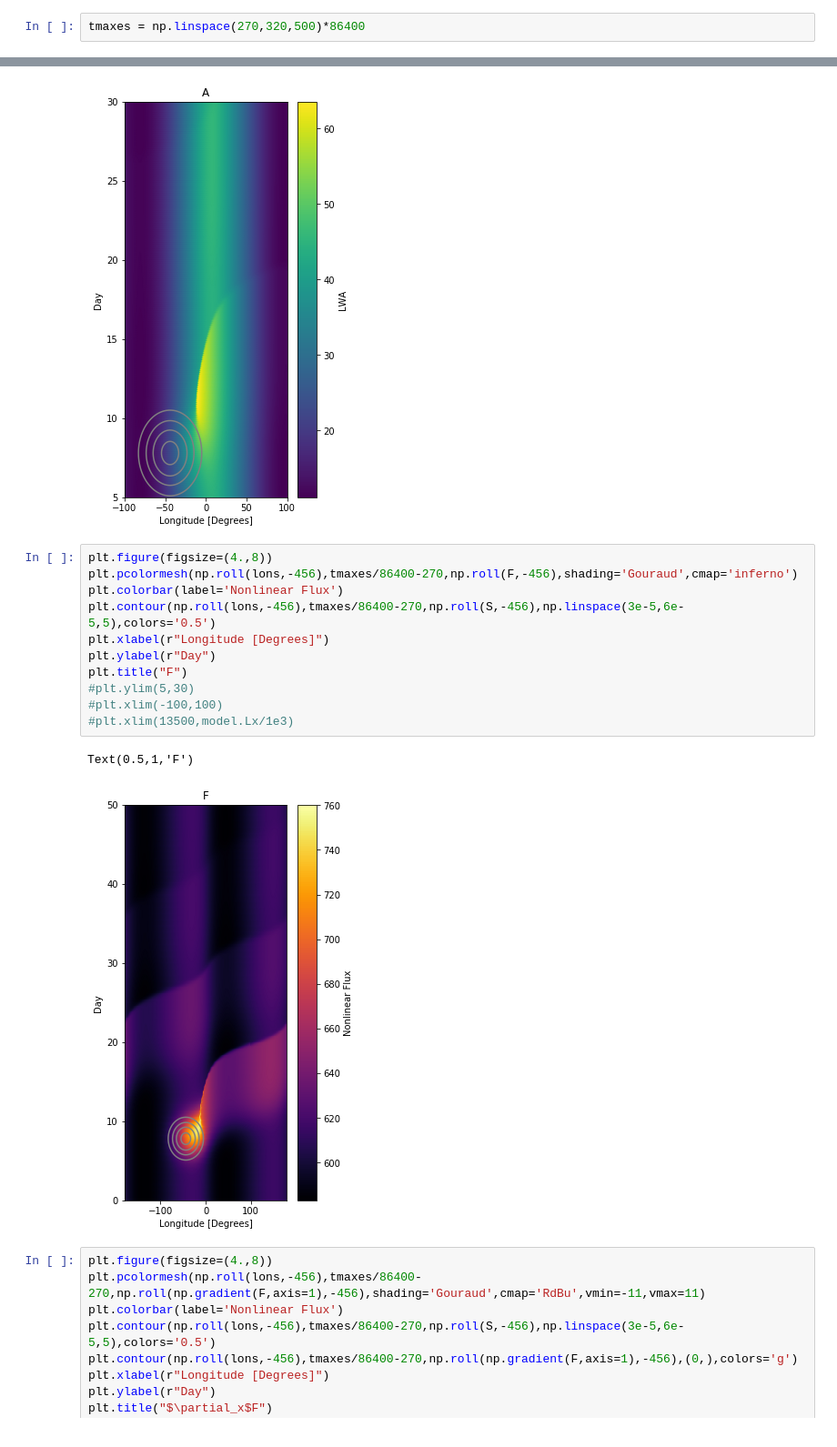
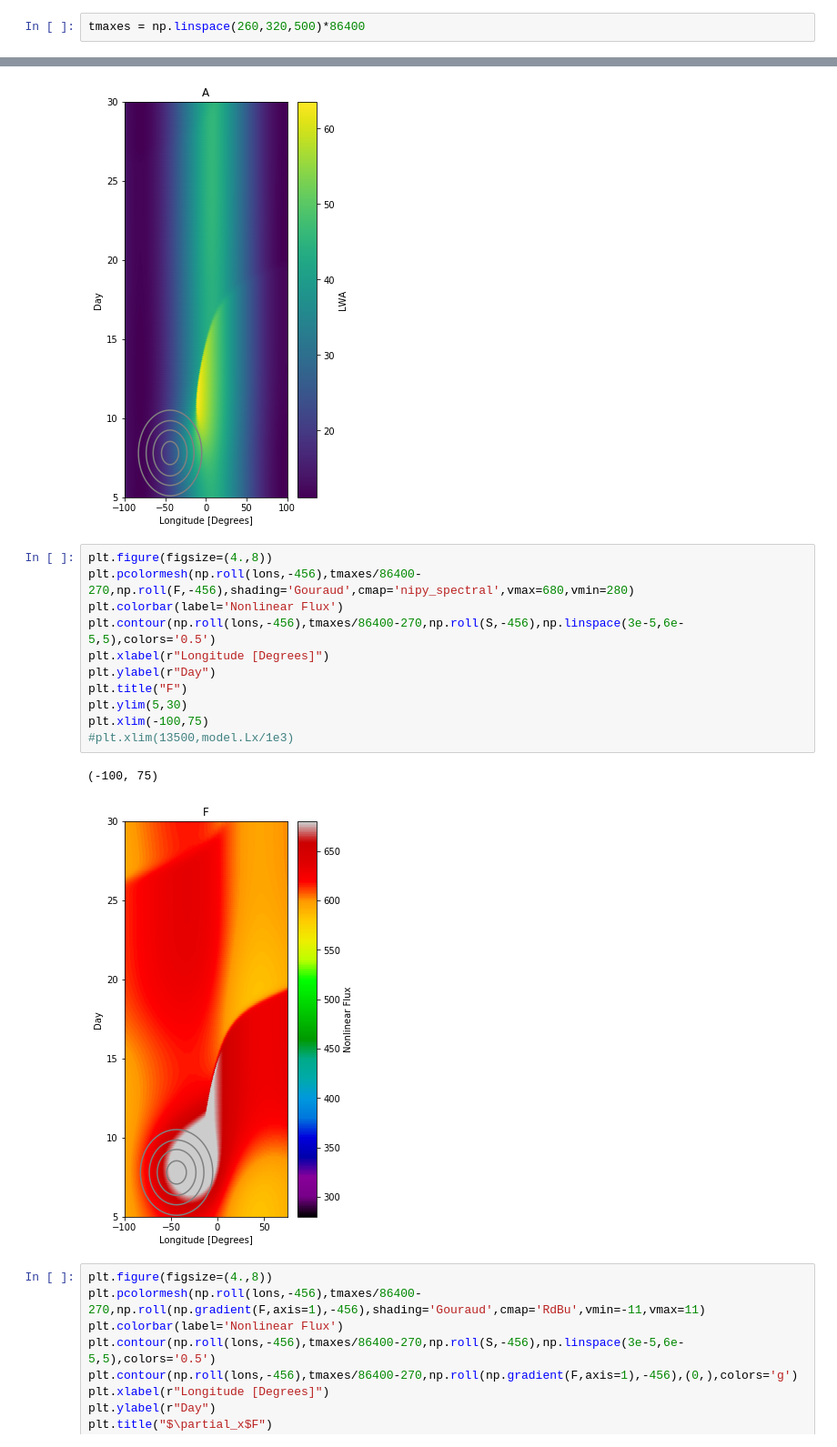
Before and after one commit to sjsmith757/rossby-blocking, a Jupyter notebook: runblocking.ipynb, the cells around one changed output, grey strips where cells are left out. Shown at 91% size. Saved outputs shown, nothing was run; the diff lists cells and outputs as text.

```diff
--- a/runblocking.ipynb
+++ b/runblocking.ipynb
@@ -41,7 +41,7 @@ model = AtmosphericBlocking.Model(nx=2048,Lx = 28000e3,dt=.001*86400,alpha=alpha
                                         sfunc=gaussforce,cfunc=noboru_cx,
                                         forcingpeak=2,injection=True)
 # %%
-tmaxes = np.linspace(270,320,500)*86400
+tmaxes = np.linspace(260,320,500)*86400
 # %%
 A = 0
 S = 0
@@ -116,18 +116,18 @@ plt.xlim(-100,100)
 [figure]
 # %%
 plt.figure(figsize=(4.,8))
-plt.pcolormesh(np.roll(lons,-456),tmaxes/86400-270,np.roll(F,-456),shading='Gouraud',cmap='inferno')
+plt.pcolormesh(np.roll(lons,-456),tmaxes/86400-270,np.roll(F,-456),shading='Gouraud',cmap='nipy_spectral',vmax=680,vmin=280)
 plt.colorbar(label='Nonlinear Flux')
 plt.contour(np.roll(lons,-456),tmaxes/86400-270,np.roll(S,-456),np.linspace(3e-5,6e-5,5),colors='0.5')
 plt.xlabel(r"Longitude [Degrees]")
 plt.ylabel(r"Day")
 plt.title("F")
-#plt.ylim(5,30)
-#plt.xlim(-100,100)
+plt.ylim(5,30)
+plt.xlim(-100,75)
 #plt.xlim(13500,model.Lx/1e3)
 # %% [output]
-Text(0.5,1,'F')
+(-100, 75)
-[figure, old version]
+[figure, new version]
 # %%
 plt.figure(figsize=(4.,8))
 plt.pcolormesh(np.roll(lons,-456),tmaxes/86400-270,np.roll(np.gradient(F,axis=1),-456),shading='Gouraud',cmap='RdBu',vmin=-11,vmax=11)
```
Also changed, not shown: parts of 12 cells of this notebook.
